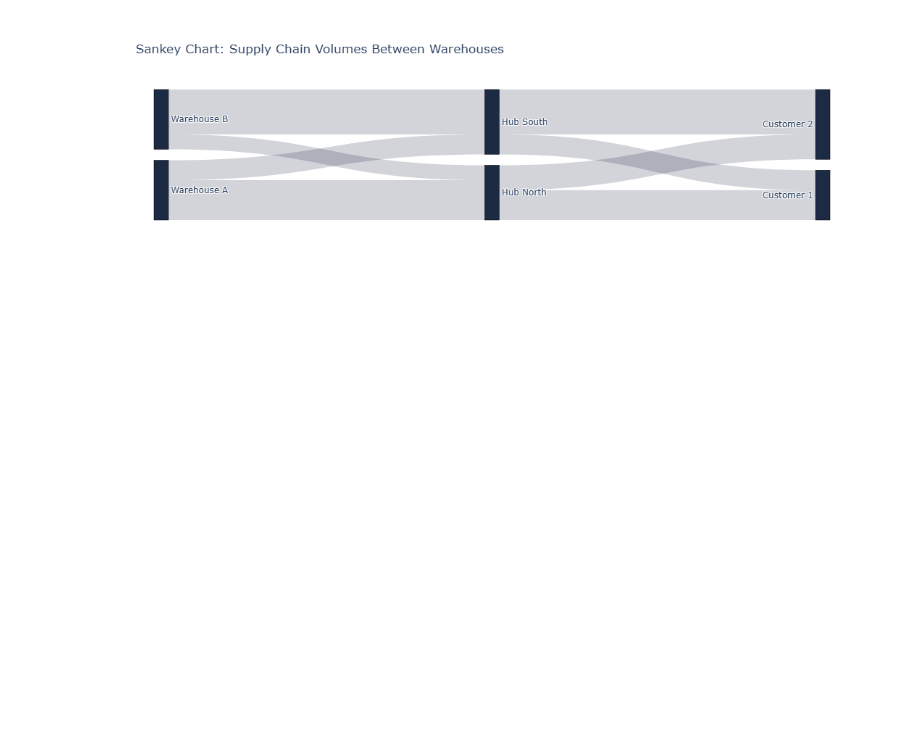
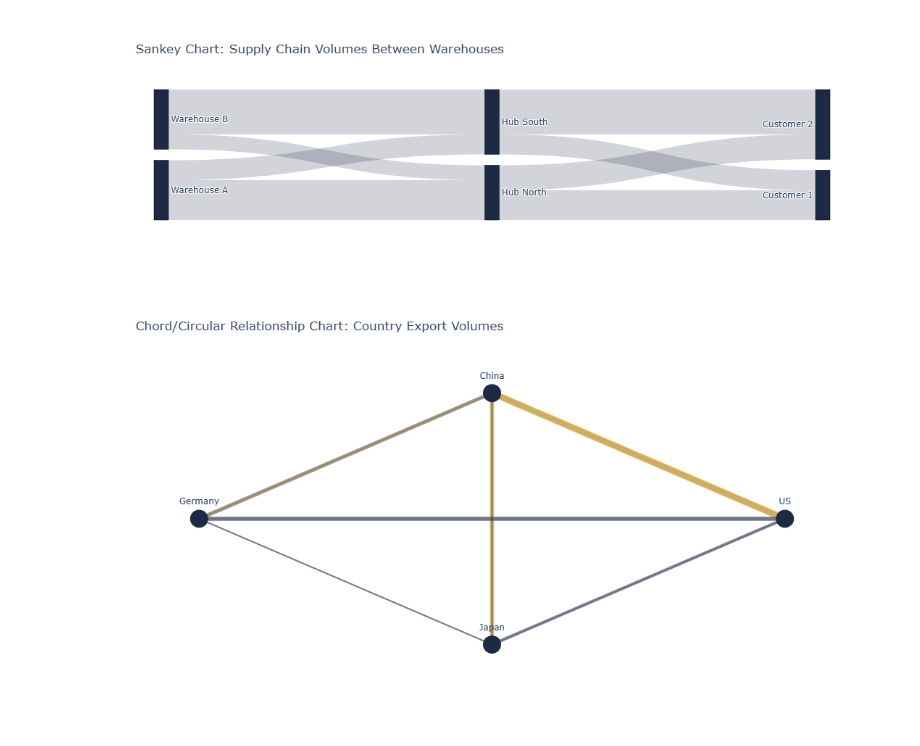
Before and after one commit to Kurodataio/Data_Visualizations, a Jupyter notebook: data_visualizations.ipynb, the cells around one changed output. Saved outputs shown, nothing was run; the diff lists cells and outputs as text; code cells hidden in the pictures; blank space fills up the shorter version.

Commit message:
Add Chord Chart (Circular Flow Abstraction)

```diff
--- a/data_visualizations.ipynb
+++ b/data_visualizations.ipynb
@@ -751,3 +751,59 @@ fig_sankey.update_layout(title_text="Sankey Chart: Supply Chain Volumes Between
 fig_sankey.show()
 # %% [output]
 [figure]
+# %%
+# -------------------------------------------------------------
+# 2. Chord Chart (Circular Flow Abstraction)
+# -------------------------------------------------------------
+
+# *Use Case: Export between countries to showcase biggest export partners*
+# *Note: Since standard chord charts require external Javascript engines (like d3.js), an interactive circular flow map using Plotly is used here to best replicate the image logic.*
+
+# Define matrix mapping exports between US, China, and Germany
+countries = ["US", "China", "Germany", "Japan"]
+# Matrix: Row exports to Column
+matrix = [
+    [0, 50, 30, 20],  # US exports
+    [65, 0, 25, 40],  # China exports
+    [40, 35, 0, 15],  # Germany exports
+    [30, 25, 10, 0]   # Japan exports
+]
+
+# Flattening matrix into coordinates on a circle to create the "chord loop" structure
+num_nodes = len(countries)
+angles = np.linspace(0, 2 * np.pi, num_nodes, endpoint=False)
+x_coords = np.cos(angles)
+y_coords = np.sin(angles)
+
+fig_chord = go.Figure()
+
+# Draw the links between regions
+for i in range(num_nodes):
+    for j in range(num_nodes):
+        if matrix[i][j] > 0:
+            fig_chord.add_trace(go.Scatter(
+                x=[x_coords[i], x_coords[j]],
+                y=[y_coords[i], y_coords[j]],
+                mode='lines',
+                line=dict(width=matrix[i][j]*0.15, color='rgba(230, 175, 46, 0.6)' if i==1 else 'rgba(29, 42, 68, 0.4)'),
+                hoverinfo='text',
+                text=f"{countries[i]} to {countries[j]}: ${matrix[i][j]}B",
+                showlegend=False
+            ))
+
+# Draw outer node points
+fig_chord.add_trace(go.Scatter(
+    x=x_coords, y=y_coords, mode='markers+text',
+    marker=dict(size=25, color='#1d2a44'),
+    text=countries, textposition="top center",
+    showlegend=False
+))
+
+fig_chord.update_layout(
+    title="Chord/Circular Relationship Chart: Country Export Volumes",
+    xaxis=dict(visible=False), yaxis=dict(visible=False),
+    width=600, height=600, plot_bgcolor='rgba(0,0,0,0)'
+)
+fig_chord.show()
+# %% [output]
+[figure, added]
```
